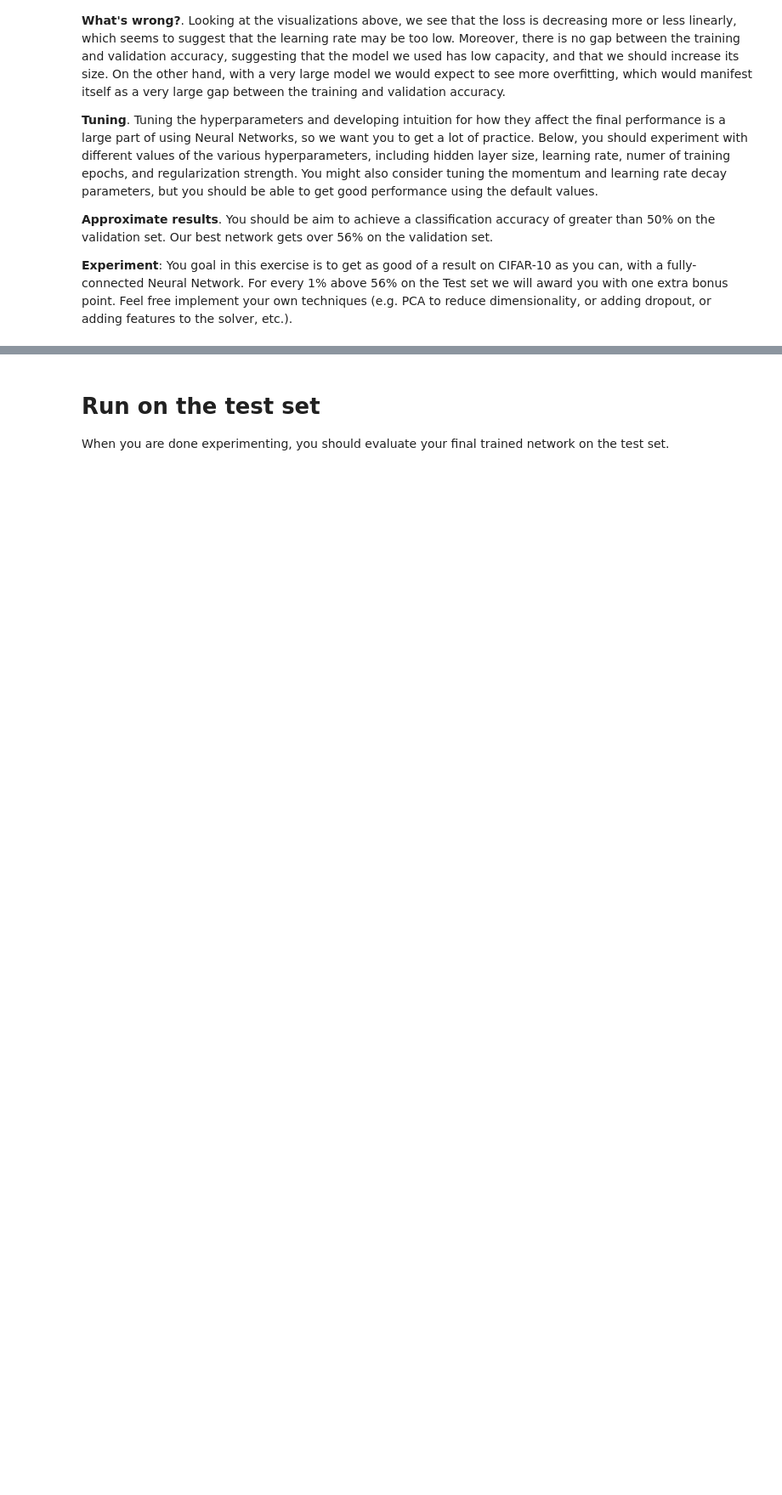
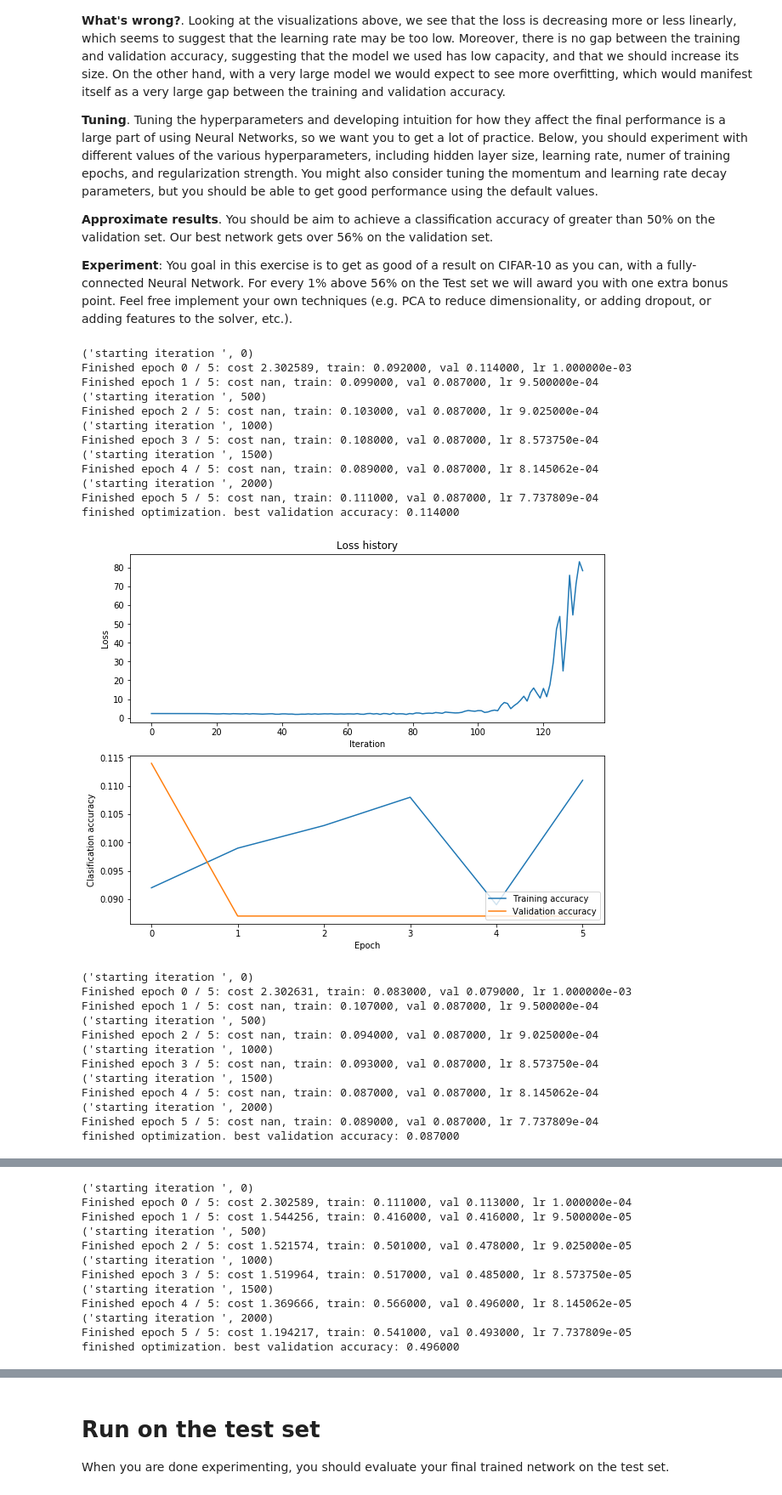
Before and after one commit to allenhyp/EE240_Pattern_Recognition, a Jupyter notebook: hw_3/VT-F15-ECE6504-HW1-1.0/1_cs231n/two_layer_net.ipynb, the cells around one changed output, grey strips where cells are left out. Shown at 85% size. Drawn from its saved outputs; the diff is of its cells as text; code cells hidden in the pictures; blank space fills up the shorter version.

```diff
--- a/hw_3/VT-F15-ECE6504-HW1-1.0/1_cs231n/two_layer_net.ipynb
+++ b/hw_3/VT-F15-ECE6504-HW1-1.0/1_cs231n/two_layer_net.ipynb
@@ -319,19 +319,78 @@ show_net_weights(model)
 # %%
 best_model = None # store the best model into this
 
 #################################################################################
 # TODO: Tune hyperparameters using the validation set. Store your best trained  #
 # model in best_model.                                                          #
 #                                                                               #
 # To help debug your network, it may help to use visualizations similar to the  #
 # ones we used above; these visualizations will have significant qualitative    #
 # differences from the ones we saw above for the poorly tuned network.          #
 #                                                                               #
 # Tweaking hyperparameters by hand can be fun, but you might find it useful to  #
 # write code to sweep through possible combinations of hyperparameters          #
 # automatically like we did on the previous assignment.                         #
 #################################################################################
+learning_rates = [10**(-r) for r in range(3,5)]
+hidden_sizes = [100 * h for h in range(3, 9, 2)]
+reg_strengths = [10**s for s in range(-1,1)]
+best_acc = 0.
+results = {}
+for hs in hidden_sizes:
+    for lr in learning_rates:
+        for reg in reg_strengths:
+            model = init_two_layer_model(32*32*3, hs, 10)
+            trainer = ClassifierTrainer()
+            new_model, loss_history, train_acc, val_acc = trainer.train(X_train, y_train, X_val, y_val,
+                                                                         model, two_layer_net,
+                                                                         num_epochs=5, reg=reg,
+                                                                         momentum=0.9, learning_rate_decay=0.95,
+                                                                         learning_rate=lr, verbose=True)
+            results[hs, lr, reg] = (loss_history, train_acc, val_acc)
 
+            plt.subplot(2, 1, 1)
+            plt.plot(loss_history)
+            plt.title('Loss history')
+            plt.xlabel('Iteration')
+            plt.ylabel('Loss')
+
+            plt.subplot(2, 1, 2)
+            plt.plot(train_acc)
+            plt.plot(val_acc)
+            plt.legend(['Training accuracy', 'Validation accuracy'], loc='lower right')
+            plt.xlabel('Epoch')
+            plt.ylabel('Clasification accuracy')
+            plt.show()
+            if val_acc[-1] > best_acc:
+                best_acc = val_acc[-1]
+                best_model = new_model
+print "best val_acc: ", best_acc
 #################################################################################
 #                               END OF YOUR CODE                                #
 #################################################################################
+# %% [output]
+('starting iteration ', 0)
+Finished epoch 0 / 5: cost 2.302589, train: 0.092000, val 0.114000, lr 1.000000e-03
+Finished epoch 1 / 5: cost nan, train: 0.099000, val 0.087000, lr 9.500000e-04
+('starting iteration ', 500)
+Finished epoch 2 / 5: cost nan, train: 0.103000, val 0.087000, lr 9.025000e-04
+('starting iteration ', 1000)
+Finished epoch 3 / 5: cost nan, train: 0.108000, val 0.087000, lr 8.573750e-04
+('starting iteration ', 1500)
+Finished epoch 4 / 5: cost nan, train: 0.089000, val 0.087000, lr 8.145062e-04
+('starting iteration ', 2000)
+Finished epoch 5 / 5: cost nan, train: 0.111000, val 0.087000, lr 7.737809e-04
+finished optimization. best validation accuracy: 0.114000
+[figure, added]
+('starting iteration ', 0)
+Finished epoch 0 / 5: cost 2.302631, train: 0.083000, val 0.079000, lr 1.000000e-03
+Finished epoch 1 / 5: cost nan, train: 0.107000, val 0.087000, lr 9.500000e-04
+('starting iteration ', 500)
+Finished epoch 2 / 5: cost nan, train: 0.094000, val 0.087000, lr 9.025000e-04
+('starting iteration ', 1000)
+Finished epoch 3 / 5: cost nan, train: 0.093000, val 0.087000, lr 8.573750e-04
+('starting iteration ', 1500)
+Finished epoch 4 / 5: cost nan, train: 0.087000, val 0.087000, lr 8.145062e-04
+('starting iteration ', 2000)
+Finished epoch 5 / 5: cost nan, train: 0.089000, val 0.087000, lr 7.737809e-04
+finished optimization. best validation accuracy: 0.087000
@@ -337,0 +398,12 @@ best_model = None # store the best model into this
+('starting iteration ', 0)
+Finished epoch 0 / 5: cost 2.302589, train: 0.111000, val 0.113000, lr 1.000000e-04
+Finished epoch 1 / 5: cost 1.544256, train: 0.416000, val 0.416000, lr 9.500000e-05
+('starting iteration ', 500)
+Finished epoch 2 / 5: cost 1.521574, train: 0.501000, val 0.478000, lr 9.025000e-05
+('starting iteration ', 1000)
+Finished epoch 3 / 5: cost 1.519964, train: 0.517000, val 0.485000, lr 8.573750e-05
+('starting iteration ', 1500)
+Finished epoch 4 / 5: cost 1.369666, train: 0.566000, val 0.496000, lr 8.145062e-05
+('starting iteration ', 2000)
+Finished epoch 5 / 5: cost 1.194217, train: 0.541000, val 0.493000, lr 7.737809e-05
+finished optimization. best validation accuracy: 0.496000
```
Also changed, not shown: parts of 5 cells of this notebook.
